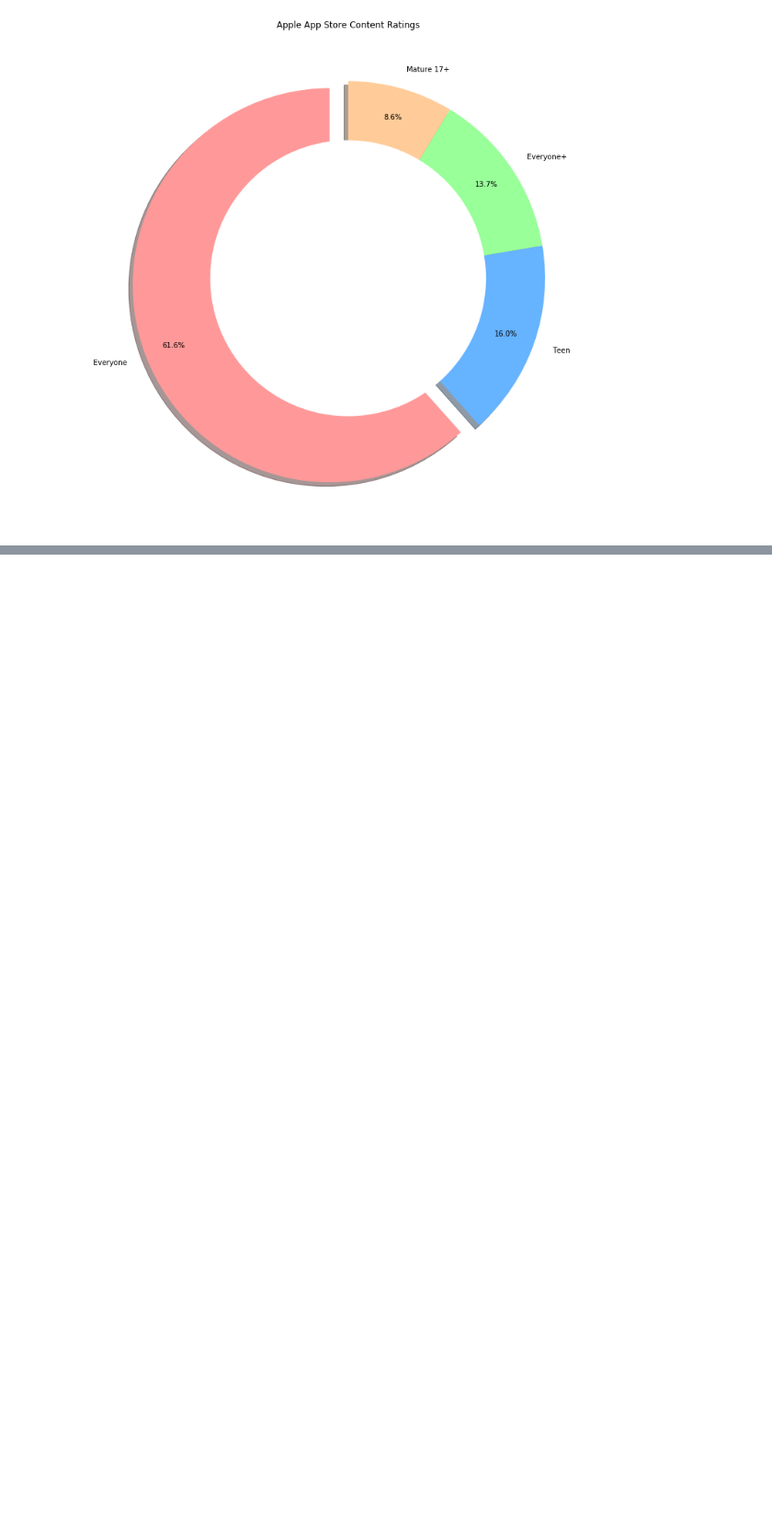
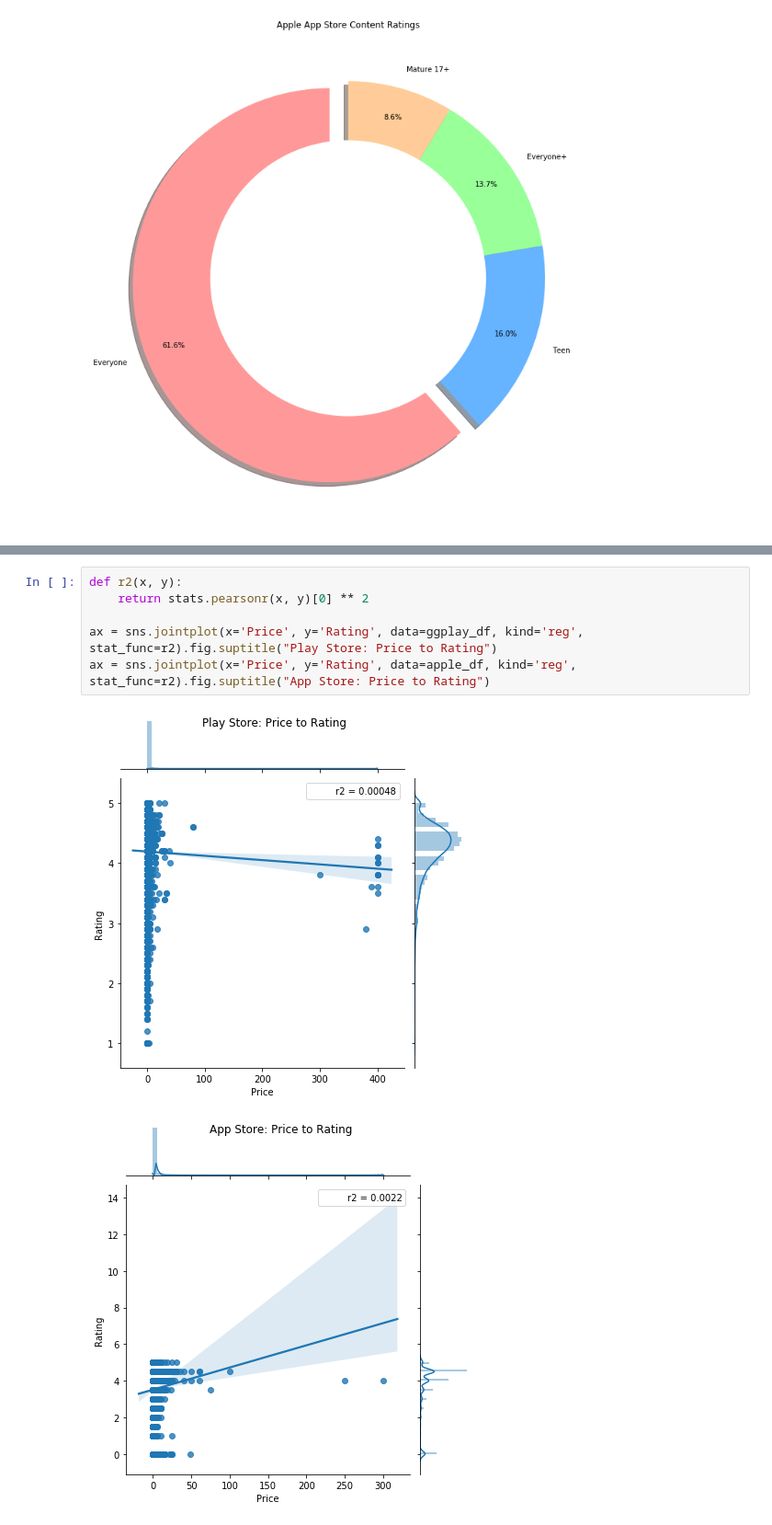
Before and after one commit to RJN-2B/DSLimNguyen, a Jupyter notebook: nb/Deliverable1.ipynb, the cells around one changed output, grey strips where cells are left out. Shown at 92% size. Drawn from its saved outputs; the diff is of its cells as text; blank space fills up the shorter version.

Commit message:
Added analysis by linear regression of Price to Rating and walked user through it. Updated table of contents with splits in each analyses. Created new index.html with updated notebook.

```diff
--- a/nb/Deliverable1.ipynb
+++ b/nb/Deliverable1.ipynb
@@ -359,0 +364,9 @@ Simply looking at these pie charts showing the distribution of age ratings in ea
+# %%
+def r2(x, y):
+    return stats.pearsonr(x, y)[0] ** 2
+
+ax = sns.jointplot(x='Price', y='Rating', data=ggplay_df, kind='reg', stat_func=r2).fig.suptitle("Play Store: Price to Rating")
+ax = sns.jointplot(x='Price', y='Rating', data=apple_df, kind='reg', stat_func=r2).fig.suptitle("App Store: Price to Rating")
+# %% [output]
+[figure, added]
+[figure, added]
```
Also changed, not shown: parts of 14 cells of this notebook, 1 other file.
